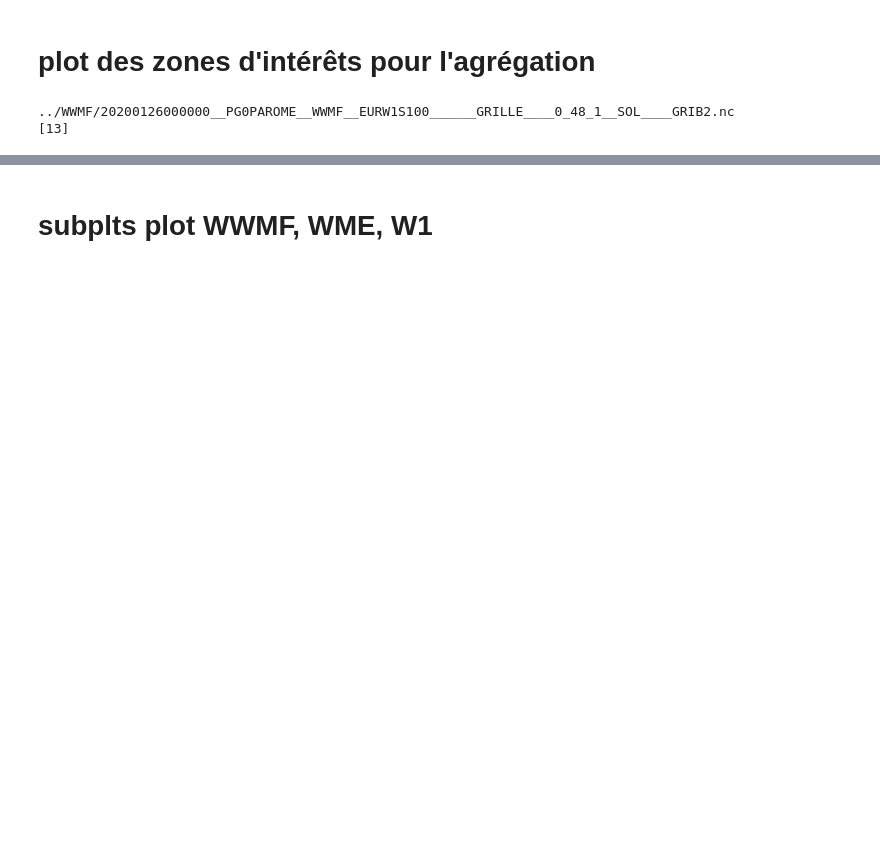
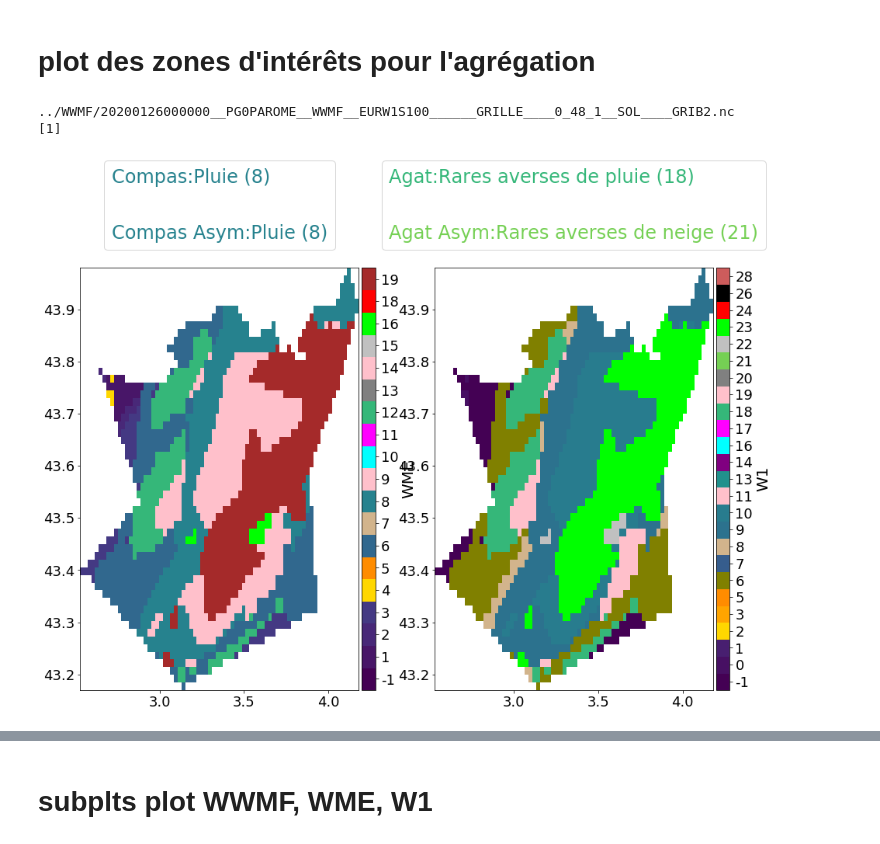
Before and after one commit to GabsRSA/stageemi, a Jupyter notebook: stageemi/notebooks_Mary/plots_agregation.ipynb, the cells around one changed output, grey strips where cells are left out. Saved outputs shown, nothing was run; the diff lists cells and outputs as text; code cells hidden in the pictures; blank space fills up the shorter version.

Commit message:
plot

```diff
--- a/stageemi/notebooks_Mary/plots_agregation.ipynb
+++ b/stageemi/notebooks_Mary/plots_agregation.ipynb
@@ -60,14 +60,14 @@ date = '2020012600'
 if date == '2020012600':
     echeance_dict = {
 #         '38':[3]
-#         '34':[6]#,1,4,6],
-        '29':[13]
+        '34':[1]#,1,4,6],
+#         '29':[13]
     }
     index_zone_dict ={
 # #         '41':[2,0],
-#         '34':[0]#,0,1,0],
+        '34':[0]#,0,1,0],
 # #         '38':[0,1],
-        '29':[0],
+#         '29':[0],
 #         '38':[0]
     }
 
@@ -150,9 +150,10 @@ for dep_id in echeance_dict.keys():
             cax = divider.append_axes("right", size="5%", pad=0.05)
             newcmp = matplotlib.colors.ListedColormap(newcolors.values)
             bounds   = np.linspace(0,N_lst[iplot],N_lst[iplot]+1)
-            ticks_new = bounds[::2]+0.5
-            cbar = matplotlib.colorbar.ColorbarBase(cax,cmap=newcmp,boundaries=bounds,ticks=ticks_new)
-            cbar.ax.set_yticklabels(clevs_dict[title_lst[iplot]][::2])
+            ticks_new = bounds[::-1]+0.5
+            norm = matplotlib.colors.BoundaryNorm(bounds, newcmp.N)#len(colors[1:-1]))
+            cbar = matplotlib.colorbar.ColorbarBase(cax,cmap=newcmp, boundaries=bounds,ticks=ticks_new)
+            cbar.ax.set_yticklabels(clevs_dict[title_lst[iplot]][::-1])
             cbar.ax.tick_params(labelsize=18)
             cbar.set_label(title_lst[iplot],fontsize = 20)
             varmin   = varmin_lst[iplot]
@@ -166,36 +167,37 @@ for dep_id in echeance_dict.keys():
             if iplot == 0:
                 handles = [ mlines.Line2D([], [], color=compas_color,
                                     label= 'Compas:{} ({})'.format(leg_compas,df.iloc[index_zone]['compas'])),
                            mlines.Line2D([], [], color=compas_asym_color,
                                     label= 'Compas Asym:{} ({})'.format(leg_compas_asym,df.iloc[index_zone]['compas_asym']))
                 ]
             if iplot==1:
                 handles = [mlines.Line2D([], [], color=agat_color,
                                             label= 'Agat:{} ({})'.format(leg_agat,df.iloc[index_zone]['agat'])),
                      mlines.Line2D([], [], color=agat_asym_color,
                                             label= 'Agat Asym:{} ({})'.format(leg_agat_asym,df.iloc[index_zone]['agat_asym']))
                 ]
 
 
             leg = ax[iplot].legend(handles=handles, bbox_to_anchor=(0.5, 1.02),
                                loc='lower center',labelspacing =2,fontsize = 24,
                                    handlelength=0, handletextpad=0, fancybox=True)
 #             leg = ax[iplot].legend(handles=handles, bbox_to_anchor=(0., 1.02, 1., .102),
 #                                loc='lower left',labelspacing =2,fontsize = 23,mode="expand",
 #                                    handlelength=0, handletextpad=0, fancybox=True)
 
             for line, text in zip(leg.get_lines(), leg.get_texts()):
                 text.set_color(line.get_color())
 
 #         for item in leg.legendHandles:
 #             item.set_visible(False)
 
 #         fig.suptitle(label,y=1.05,fontsize = 18)
-        fig.tight_layout()
-        fig.savefig(dir_fig+'v3_'+dep_id+'_'+date+'_'+str(echeance)+'_'+str(index_zone)+'.png',bbox_inches='tight',dpi=400)
-        plt.clf()
-        plt.close('all')
+#         fig.tight_layout()
+#         fig.savefig(dir_fig+'v3_'+dep_id+'_'+date+'_'+str(echeance)+'_'+str(index_zone)+'.png',bbox_inches='tight',dpi=400)
+#         plt.clf()
+#         plt.close('all')
 # %% [output]
 ../WWMF/20200126000000__PG0PAROME__WWMF__EURW1S100______GRILLE____0_48_1__SOL____GRIB2.nc
-[13]
+[1]
+[figure, added]
 # %%
```
Also changed, not shown: parts of 2 cells of this notebook.
